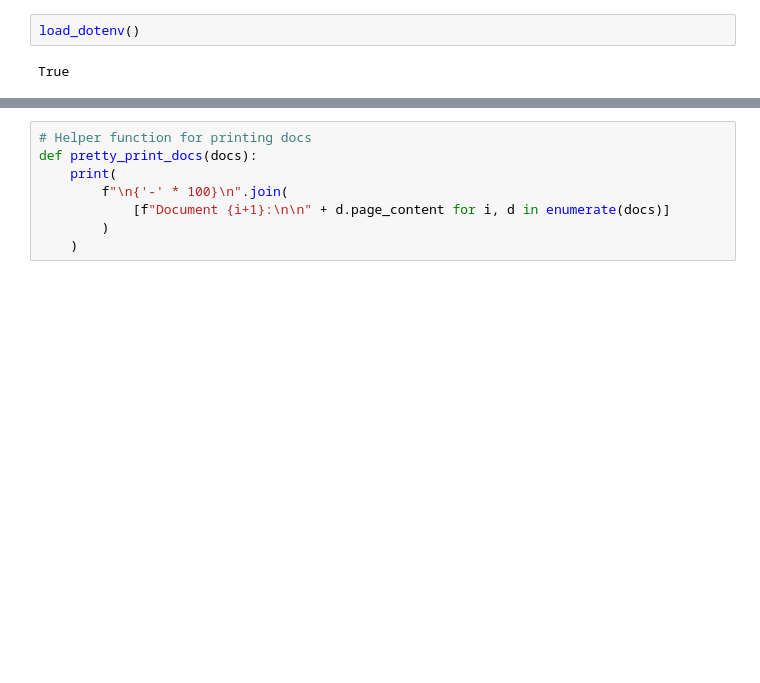
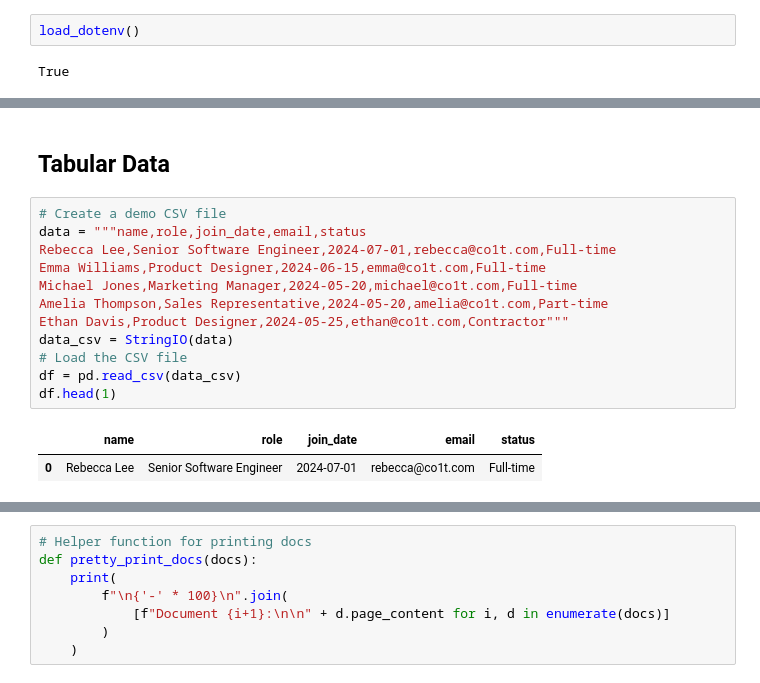
Before and after one commit to tam159/generative_ai, a Jupyter notebook: llm/notebook/enhanced_retriever/cohere_rerank.ipynb, the cells around one changed output, grey strips where cells are left out. Saved outputs shown, nothing was run; the diff lists cells and outputs as text; blank space fills up the shorter version.

```diff
--- a/llm/notebook/enhanced_retriever/cohere_rerank.ipynb
+++ b/llm/notebook/enhanced_retriever/cohere_rerank.ipynb
@@ -17,0 +202,17 @@ True
+# %% [markdown]
+## Tabular Data
+# %%
+# Create a demo CSV file
+data = """name,role,join_date,email,status
+Rebecca Lee,Senior Software Engineer,2024-07-01,rebecca@co1t.com,Full-time
+Emma Williams,Product Designer,2024-06-15,emma@co1t.com,Full-time
+Michael Jones,Marketing Manager,2024-05-20,michael@co1t.com,Full-time
+Amelia Thompson,Sales Representative,2024-05-20,amelia@co1t.com,Part-time
+Ethan Davis,Product Designer,2024-05-25,ethan@co1t.com,Contractor"""
+data_csv = StringIO(data)
+# Load the CSV file
+df = pd.read_csv(data_csv)
+df.head(1)
+# %% [output]
+|  | name | role | join_date | email | status |
+| 0 | Rebecca Lee | Senior Software Engineer | 2024-07-01 | rebecca@co1t.com | Full-time |
```
Also changed, not shown: parts of 27 cells of this notebook.
